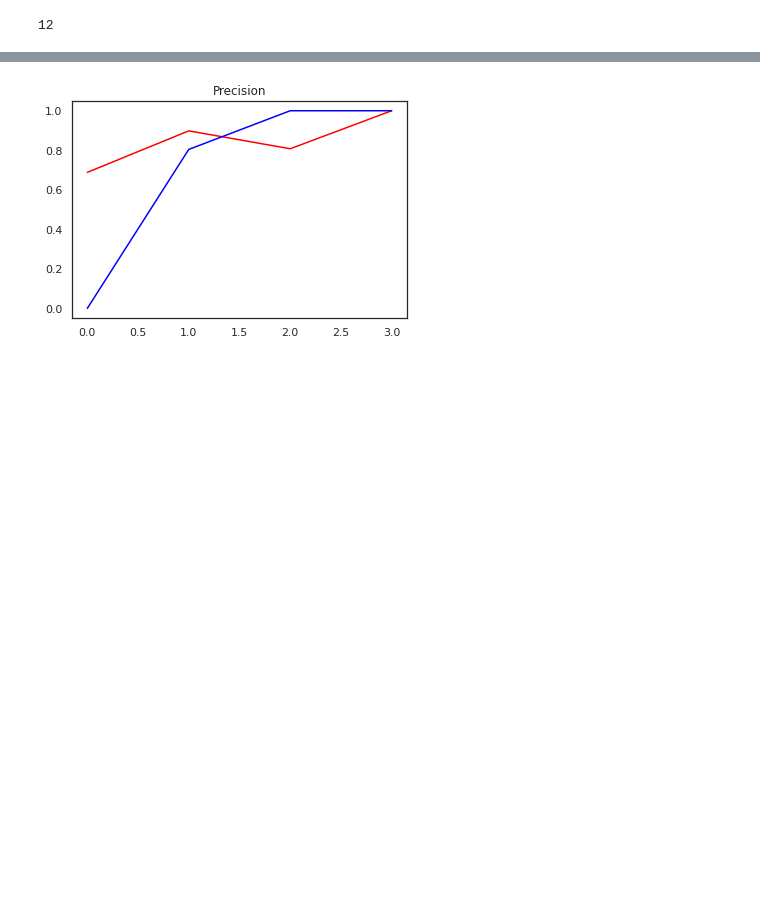
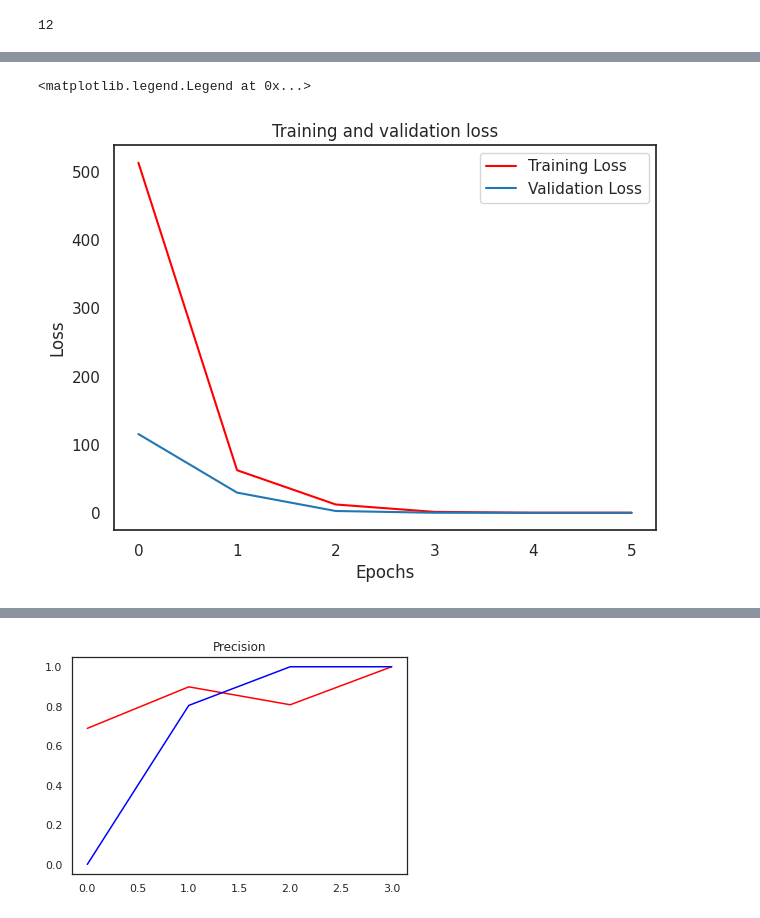
Before and after one commit to pawelszajwaj/Segregation, a Jupyter notebook: Main.ipynb, the cells around one changed output, grey strips where cells are left out. Saved outputs shown, nothing was run; the diff lists cells and outputs as text; code cells hidden in the pictures; blank space fills up the shorter version.

```diff
--- a/Main.ipynb
+++ b/Main.ipynb
@@ -426,0 +435,12 @@ plt.show()
+# %%
+epochs=range(1,7)
+fig, ax = plt.subplots(1,1,figsize=(7,5))
+ax.plot(histvar1.history['loss'],'r',label='Training Loss')
+ax.plot(histvar1.history['val_loss'], label='Validation Loss')
+ax.set_title('Training and validation loss')
+ax.set_xlabel('Epochs')
+ax.set_ylabel('Loss')
+ax.legend()
+# %% [output]
+<matplotlib.legend.Legend at 0x...>
+[figure, added]
```
Also changed, not shown: parts of 26 cells of this notebook.
